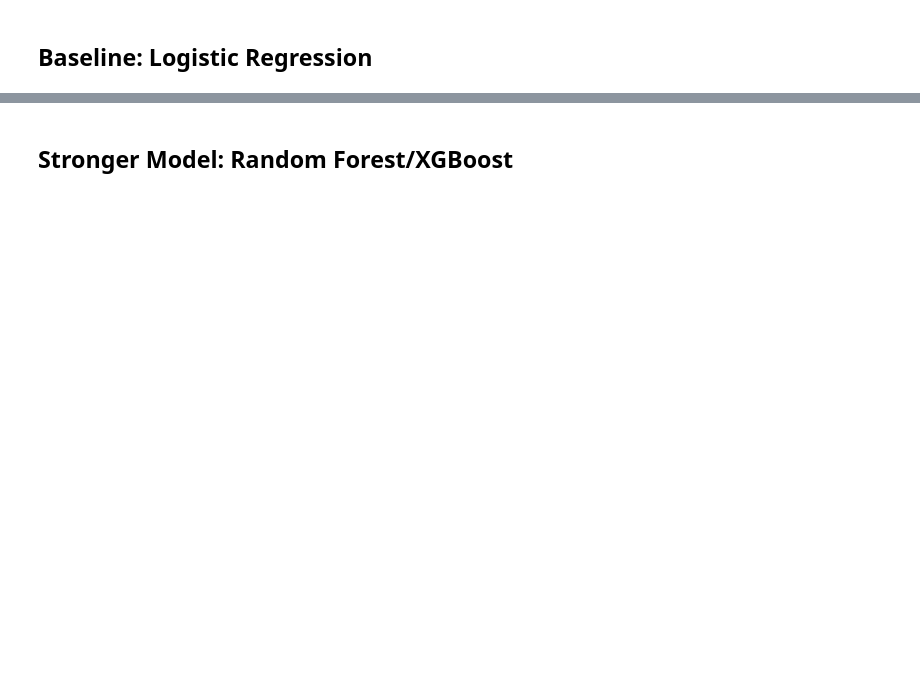
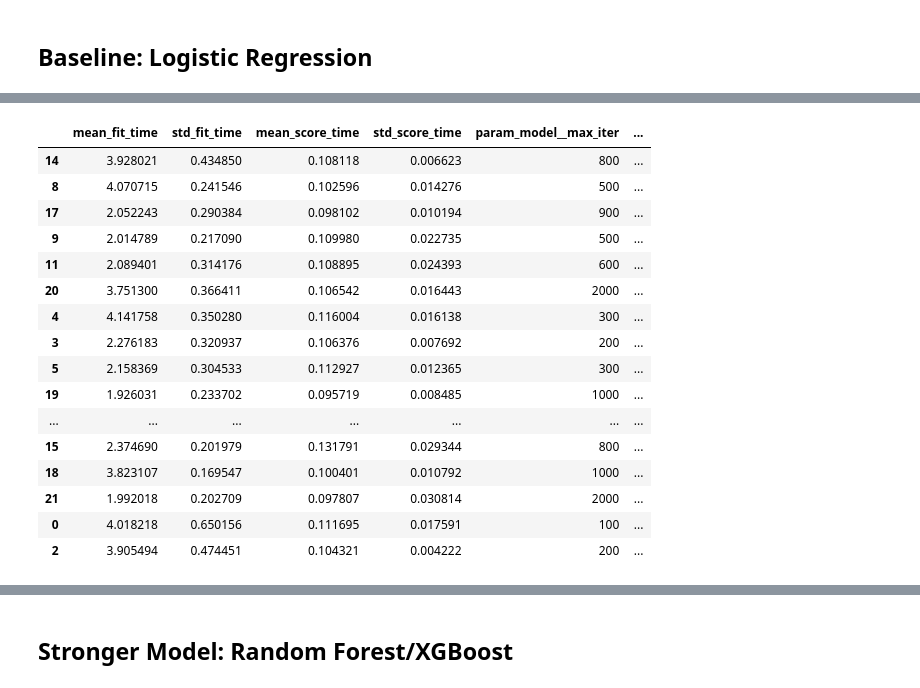
Before and after one commit to nickgeorgemathew/booking_analysis, a Jupyter notebook: notebooks/02_model.ipynb, the cells around one changed output, grey strips where cells are left out. Drawn from its saved outputs; the diff is of its cells as text; code cells hidden in the pictures; blank space fills up the shorter version.

Commit message:
logistic regression and random forest

```diff
--- a/notebooks/02_model.ipynb
+++ b/notebooks/02_model.ipynb
@@ -53,3 +61,12 @@ X = df[cat_cols + num_cols]
 y = df[target].astype(int)
 # %% [markdown]
 ## train/test(stratified)
+# %%
+
+X_train,X_test,y_train,y_test=train_test_split(X,y,test_size=0.2,random_state=42,stratify=y)
+# %%
+
+from imblearn.over_sampling import RandomOverSampler,SMOTE
+ros=RandomOverSampler(random_state=42)
+X_resampled,y_resampled=ros.fit_resample(X_train,y_train)
+print(y_resampled.value_counts())
@@ -58,2 +80,32 @@ y = df[target].astype(int)
+# %%
+preprocessor=ColumnTransformer(
+    transformers=[
+        ("cat", OneHotEncoder(handle_unknown="ignore"), cat_cols),
+        ("num",QuantileTransformer(), num_cols)
+    ]
+)
+X=df.drop(columns=[target])
+y=df['booking_complete'].astype(int)
 # %% [markdown]
 ## Baseline: Logistic Regression
+# %%
+model=LogisticRegression(max_iter=1000,random_state=42,solver='saga')
+pipe=Pipeline(
+    [
+        ("preprocessor", preprocessor),
+        ("model", model)
+    ]
+)
+mod=GridSearchCV(
+    estimator=pipe,
+    param_grid={
+        'model__max_iter':[100,200,300,400,500,600,700,800,900,1000,2000],
+        'model__solver':['saga','liblinear']
+    },
+    cv=5,
+    scoring='accuracy',
+    n_jobs=-1
+)
+mod.fit(X_resampled,y_resampled)
+y_pred=mod.predict(X_test)
+print(classification_report(y_test,y_pred))
@@ -59,0 +121,20 @@ y = df[target].astype(int)
+# %%
+pd.DataFrame(mod.cv_results_).sort_values(by='rank_test_score')
+# %% [output]
+|  | mean_fit_time | std_fit_time | mean_score_time | std_score_time | param_model__max_iter | ... |
+| 14 | 3.928021 | 0.434850 | 0.108118 | 0.006623 | 800 | ... |
+| 8 | 4.070715 | 0.241546 | 0.102596 | 0.014276 | 500 | ... |
+| 17 | 2.052243 | 0.290384 | 0.098102 | 0.010194 | 900 | ... |
+| 9 | 2.014789 | 0.217090 | 0.109980 | 0.022735 | 500 | ... |
+| 11 | 2.089401 | 0.314176 | 0.108895 | 0.024393 | 600 | ... |
+| 20 | 3.751300 | 0.366411 | 0.106542 | 0.016443 | 2000 | ... |
+| 4 | 4.141758 | 0.350280 | 0.116004 | 0.016138 | 300 | ... |
+| 3 | 2.276183 | 0.320937 | 0.106376 | 0.007692 | 200 | ... |
+| 5 | 2.158369 | 0.304533 | 0.112927 | 0.012365 | 300 | ... |
+| 19 | 1.926031 | 0.233702 | 0.095719 | 0.008485 | 1000 | ... |
+| ... | ... | ... | ... | ... | ... | ... |
+| 15 | 2.374690 | 0.201979 | 0.131791 | 0.029344 | 800 | ... |
+| 18 | 3.823107 | 0.169547 | 0.100401 | 0.010792 | 1000 | ... |
+| 21 | 1.992018 | 0.202709 | 0.097807 | 0.030814 | 2000 | ... |
+| 0 | 4.018218 | 0.650156 | 0.111695 | 0.017591 | 100 | ... |
+| 2 | 3.905494 | 0.474451 | 0.104321 | 0.004222 | 200 | ... |
```
Also changed, not shown: parts of 19 cells of this notebook, 2 other files.
